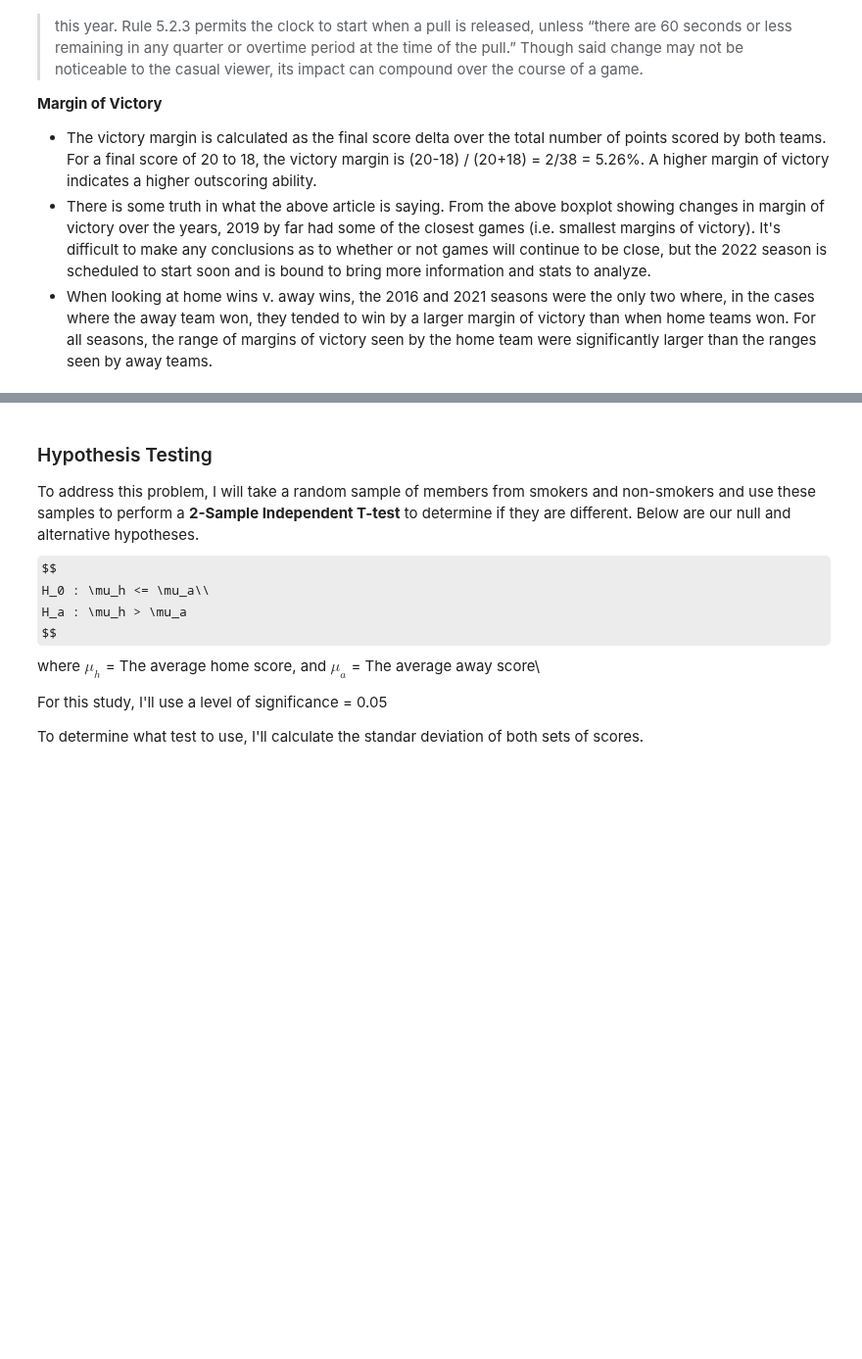
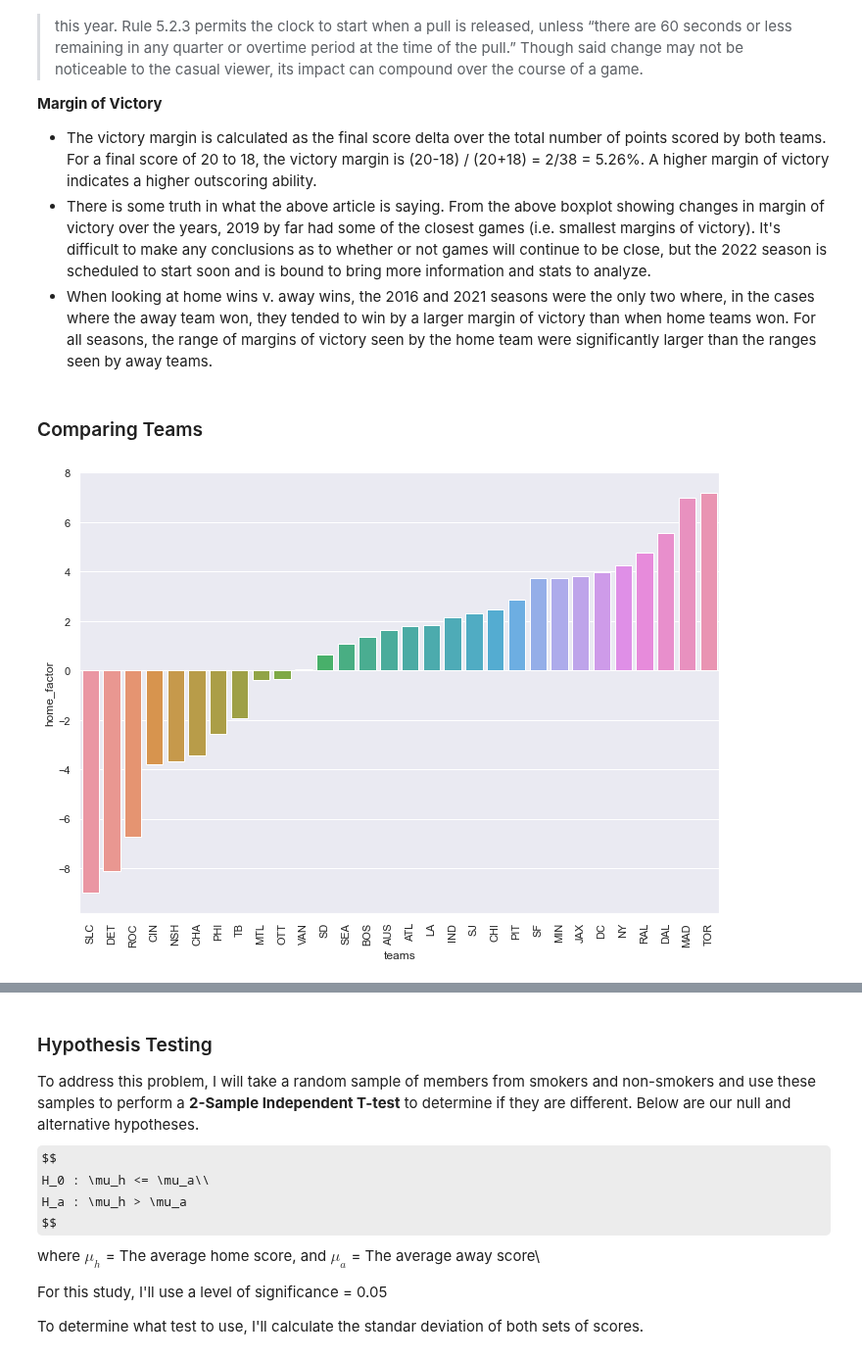
Before and after one commit to g-lorenzo/audl_ds, a Jupyter notebook: EDA.ipynb, the cells around one changed output, grey strips where cells are left out. Shown at 98% size. Drawn from its saved outputs; the diff is of its cells as text; code cells hidden in the pictures; some formulas as TeX source; blank space fills up the shorter version.

Commit message:
added home/away/total factor charts

```diff
--- a/EDA.ipynb
+++ b/EDA.ipynb
@@ -252,3 +252,35 @@ sns.boxplot(data=df[df['is_home_team']==True],
 - The victory margin is calculated as the final score delta over the total number of points scored by both teams. For a final score of 20 to 18, the victory margin is (20-18) / (20+18) = 2/38 = 5.26%. A higher margin of victory indicates a higher outscoring ability.
 - There is some truth in what the above article is saying. From the above boxplot showing changes in margin of victory over the years, 2019 by far had some of the closest games (i.e. smallest margins of victory). It's difficult to make any conclusions as to whether or not games will continue to be close, but the 2022 season is scheduled to start soon and is bound to bring more information and stats to analyze.
 - When looking at home wins v. away wins, the 2016 and 2021 seasons were the only two where, in the cases where the away team won, they tended to win by a larger margin of victory than when home teams won. For all seasons, the range of margins of victory seen by the home team were significantly larger than the ranges seen by away teams.
+# %% [markdown]
+### Comparing Teams
+# %%
+df['home_diff'] = df['home_score'] - df['away_score']
+df['away_diff'] = df['away_score'] - df['home_score']
+
+teams = df['home_team'].unique()
+home_factor = [df[df['home_team'] == i]['home_diff'].mean() for i in teams]
+away_factor = [df[df['away_team'] == i]['away_diff'].mean() for i in teams]
+
+num_home_games = [len(df[df['home_team'] == i]) for i in teams]
+num_away_games = [len(df[df['away_team'] == i]) for i in teams]
+
+total_factor = []
+for i in range(len(teams)):
+    factor = (num_home_games[i]*home_factor[i] + num_away_games[i]*away_factor[i])
+    factor = round(factor / (num_home_games[i] + num_away_games[i]),3)
+    total_factor.append(factor)
+
+factor_df = pd.DataFrame({
+    'teams': teams,
+    'home_factor': home_factor,
+    'away_factor': away_factor,
+    'total_factor': total_factor,
+})
+# %%
+sort_list = factor_df.sort_values(by='home_factor').teams
+sns.barplot(data=factor_df, x='teams', y='home_factor', order=sort_list)
+plt.title('Home Factor for AUDL Teams (All Seasons)')
+plt.xticks(rotation=90);
+# %% [output]
+[figure, added]
```
Also changed, not shown: parts of 7 cells of this notebook.
